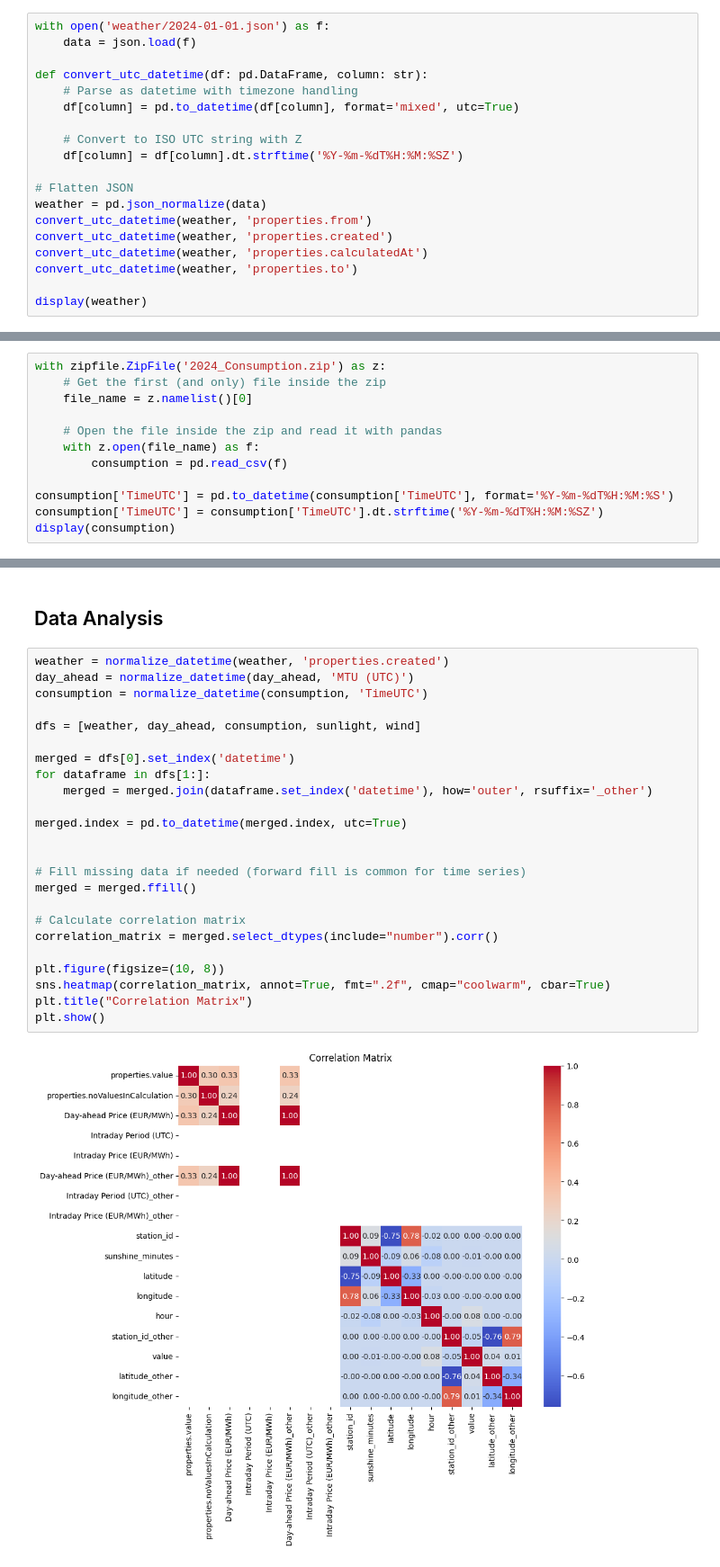
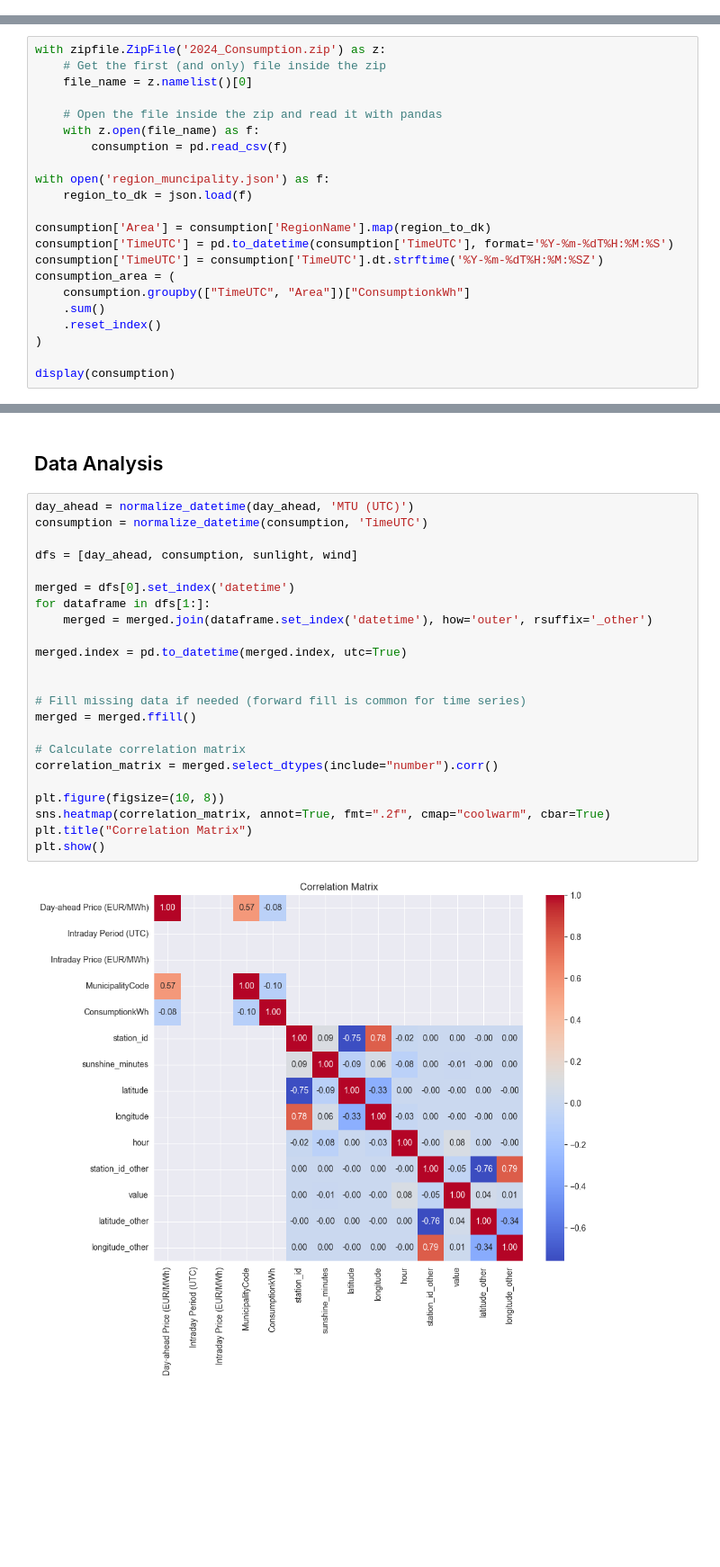
Before and after one commit to The-European-Avengers/BigDataProject, a Jupyter notebook: price_prediction.ipynb, the cells around one changed output, grey strips where cells are left out. Shown at 90% size. Cells and saved outputs as stored; diff of their text form; blank space fills up the shorter version.

Commit message:
Removed old weather dataset

```diff
--- a/price_prediction.ipynb
+++ b/price_prediction.ipynb
@@ -21,19 +20,0 @@ def normalize_datetime(df, colname):
-# %%
-with open('weather/2024-01-01.json') as f:
-    data = json.load(f)
-
-def convert_utc_datetime(df: pd.DataFrame, column: str):
-    # Parse as datetime with timezone handling
-    df[column] = pd.to_datetime(df[column], format='mixed', utc=True)
-
-    # Convert to ISO UTC string with Z
-    df[column] = df[column].dt.strftime('%Y-%m-%dT%H:%M:%SZ')
-
-# Flatten JSON
-weather = pd.json_normalize(data)
-convert_utc_datetime(weather, 'properties.from')
-convert_utc_datetime(weather, 'properties.created')
-convert_utc_datetime(weather, 'properties.calculatedAt')
-convert_utc_datetime(weather, 'properties.to')
-
-display(weather)
@@ -84,8 +49,18 @@ with zipfile.ZipFile('2024_Consumption.zip') as z:
     with z.open(file_name) as f:
         consumption = pd.read_csv(f)
 
+with open('region_muncipality.json') as f:
+    region_to_dk = json.load(f)
+
+consumption['Area'] = consumption['RegionName'].map(region_to_dk)
 consumption['TimeUTC'] = pd.to_datetime(consumption['TimeUTC'], format='%Y-%m-%dT%H:%M:%S')
 consumption['TimeUTC'] = consumption['TimeUTC'].dt.strftime('%Y-%m-%dT%H:%M:%SZ')
+consumption_area = (
+    consumption.groupby(["TimeUTC", "Area"])["ConsumptionkWh"]
+    .sum()
+    .reset_index()
+)
+
 display(consumption)
 # %% [output]
 |  | TimeUTC | TimeDK | MunicipalityCode | Municipality | RegionName | HousingCategory | HeatingCategory | ... |
@@ -163,28 +138,27 @@ display(wind)
 # %% [markdown]
 ## Data Analysis
 # %%
-weather = normalize_datetime(weather, 'properties.created')
 day_ahead = normalize_datetime(day_ahead, 'MTU (UTC)')
 consumption = normalize_datetime(consumption, 'TimeUTC')
 
-dfs = [weather, day_ahead, consumption, sunlight, wind]
+dfs = [day_ahead, consumption, sunlight, wind]
 
 merged = dfs[0].set_index('datetime')
 for dataframe in dfs[1:]:
     merged = merged.join(dataframe.set_index('datetime'), how='outer', rsuffix='_other')
 
 merged.index = pd.to_datetime(merged.index, utc=True)
 
 
 # Fill missing data if needed (forward fill is common for time series)
 merged = merged.ffill()
 
 # Calculate correlation matrix
 correlation_matrix = merged.select_dtypes(include="number").corr()
 
 plt.figure(figsize=(10, 8))
 sns.heatmap(correlation_matrix, annot=True, fmt=".2f", cmap="coolwarm", cbar=True)
 plt.title("Correlation Matrix")
 plt.show()
 # %% [output]
-[figure, old version]
+[figure, new version]
```
Also changed, not shown: parts of 7 cells of this notebook, 1 other file.
